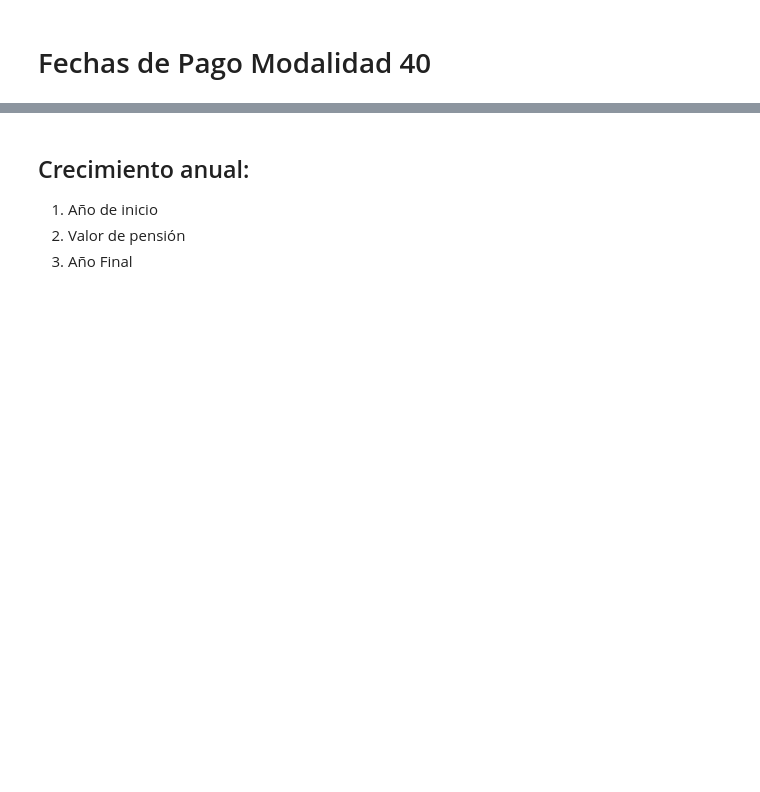
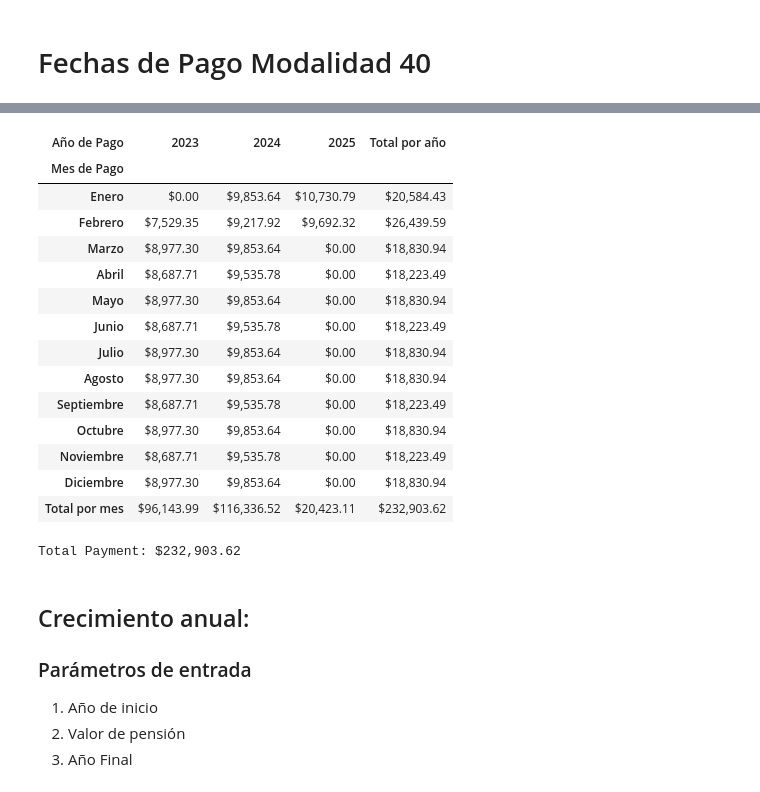
Before and after one commit to Alfonzo1114/streamlit, a Jupyter notebook: Pensiones_V3.ipynb, the cells around one changed output, grey strips where cells are left out. Cells and saved outputs as stored; diff of their text form; code cells hidden in the pictures; blank space fills up the shorter version.

```diff
--- a/Pensiones_V3.ipynb
+++ b/Pensiones_V3.ipynb
@@ -1092,6 +1093,58 @@ Strings
+# %%
+def pivot_pagos40(df):
+    pivot_table = pd.pivot_table(data=df,
+                index = 'Mes de Pago',
+                values = 'Pago Mensual',
+                columns = 'Año de Pago',
+                aggfunc = 'sum',
+                fill_value=0,
+                margins=True,
+                margins_name='Total')
+    # Rename margin row and column
+    pivot_table.rename(index={pivot_table.index[-1]: 'Total por mes'},
+                    columns={pivot_table.columns[-1]: 'Total por año'},
+                    inplace=True)
+
+    # Define the desired order
+    order = ['Enero', 'Febrero', 'Marzo', 'Abril', 'Mayo', 'Junio', 'Julio', 'Agosto', 'Septiembre', 'Octubre', 'Noviembre', 'Diciembre', 'Total por mes']
+
+    # Reindex the pivot table
+    ordered_pivot_table = pivot_table.reindex(index=order)
+
+    # Convert float values to currency strings
+    ordered_pivot_table_string = ordered_pivot_table.map("${:,.2f}".format)
+
+    total_payment = ordered_pivot_table['Total por año'].iloc[-1]
+    total_payment = convert_double_currency(total_payment)
+    return ordered_pivot_table, ordered_pivot_table_string, total_payment
+
+risultati = pivot_pagos40(pagos_num)
+pivot_table = risultati[0]
+pivot_table_string = risultati[1]
+display(pivot_table_string)
+total_payment = risultati[2]
+print(f"Total Payment: {total_payment}")
+# %% [output]
+| Año de Pago | 2023 | 2024 | 2025 | Total por año |
+| Mes de Pago |  |  |  |  |
+| Enero | $0.00 | $9,853.64 | $10,730.79 | $20,584.43 |
+| Febrero | $7,529.35 | $9,217.92 | $9,692.32 | $26,439.59 |
+| Marzo | $8,977.30 | $9,853.64 | $0.00 | $18,830.94 |
+| Abril | $8,687.71 | $9,535.78 | $0.00 | $18,223.49 |
+| Mayo | $8,977.30 | $9,853.64 | $0.00 | $18,830.94 |
+| Junio | $8,687.71 | $9,535.78 | $0.00 | $18,223.49 |
+| Julio | $8,977.30 | $9,853.64 | $0.00 | $18,830.94 |
+| Agosto | $8,977.30 | $9,853.64 | $0.00 | $18,830.94 |
+| Septiembre | $8,687.71 | $9,535.78 | $0.00 | $18,223.49 |
+| Octubre | $8,977.30 | $9,853.64 | $0.00 | $18,830.94 |
+| Noviembre | $8,687.71 | $9,535.78 | $0.00 | $18,223.49 |
+| Diciembre | $8,977.30 | $9,853.64 | $0.00 | $18,830.94 |
+| Total por mes | $96,143.99 | $116,336.52 | $20,423.11 | $232,903.62 |
+Total Payment: $232,903.62
 # %% [markdown]
 ## Crecimiento anual:
 
+### Parámetros de entrada
 
 1. Año de inicio
 2. Valor de pensión
```
Also changed, not shown: parts of 11 cells of this notebook, 3 other files.
